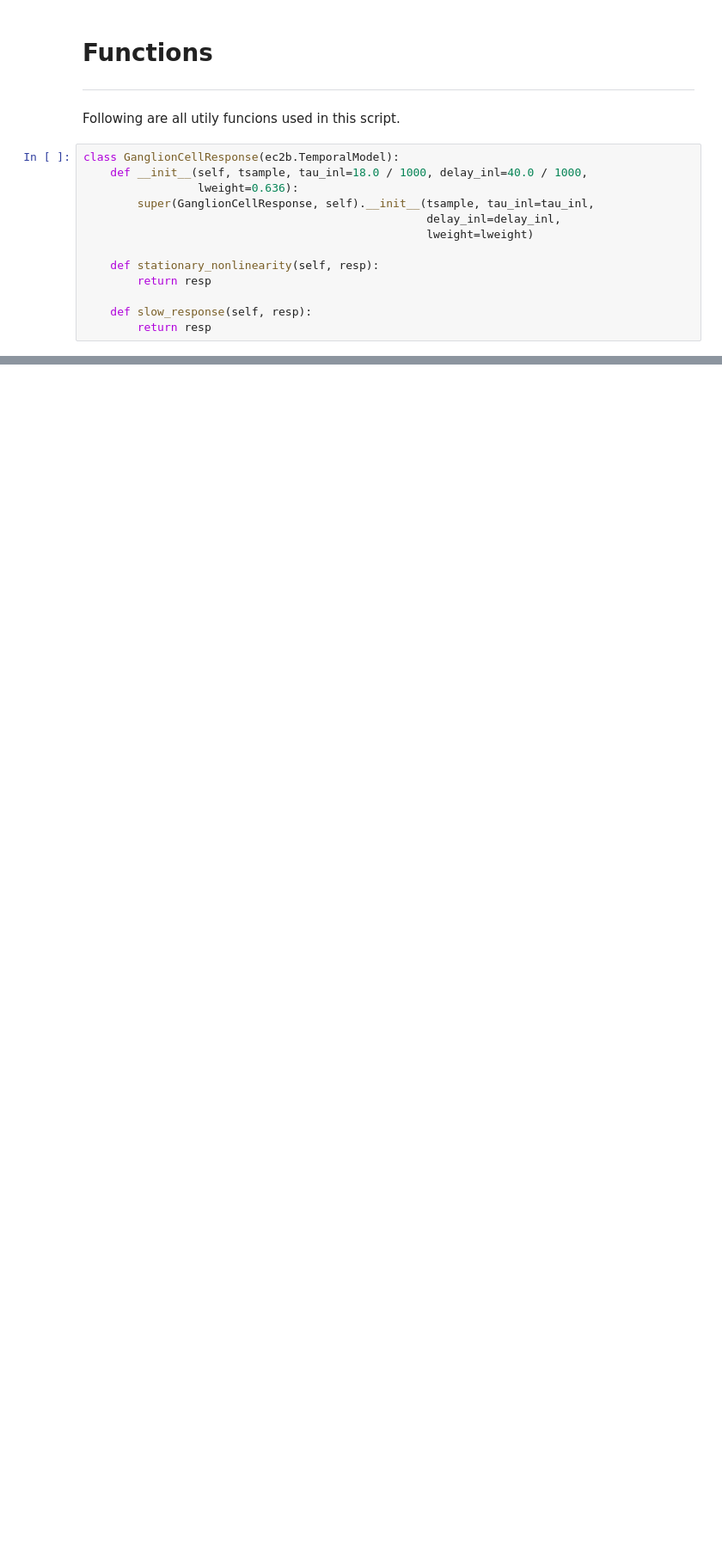
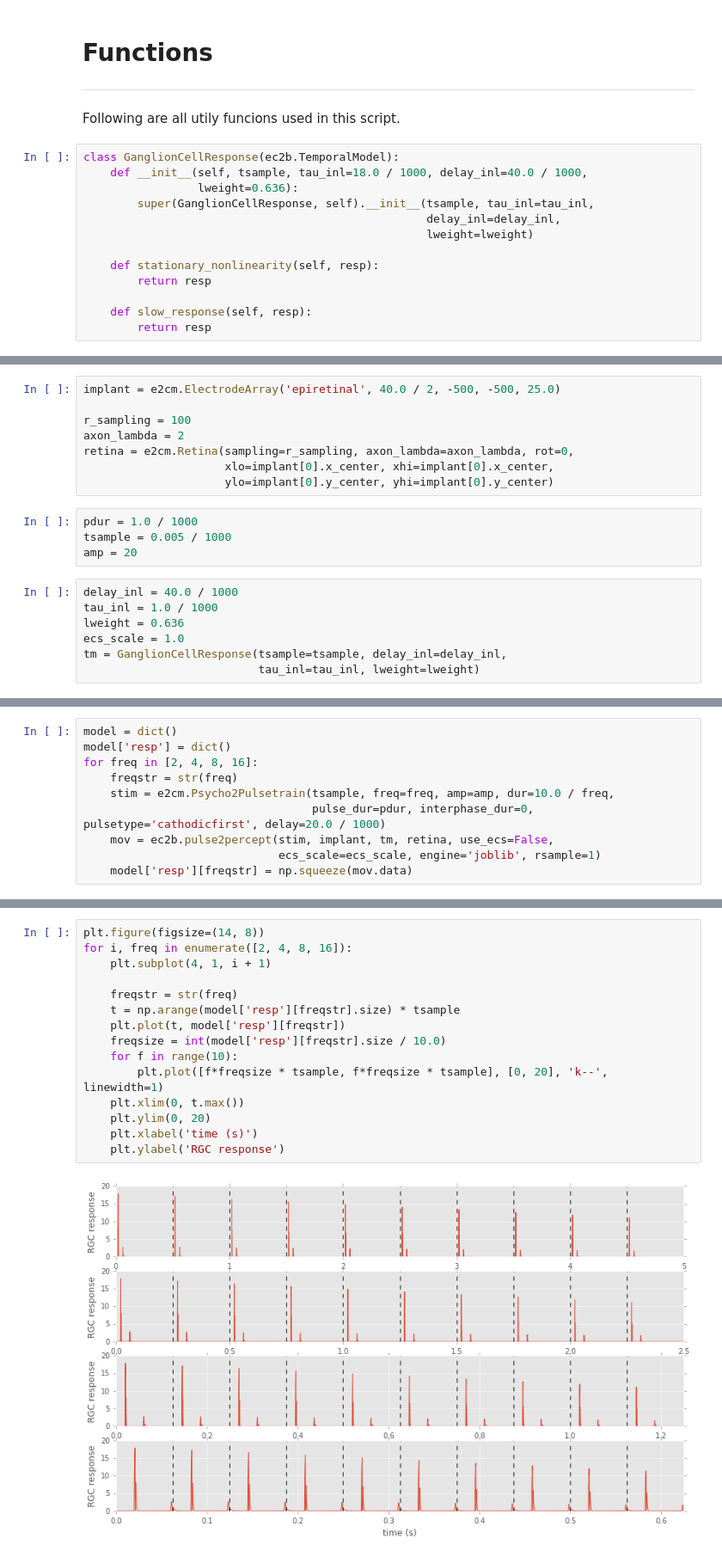
Before and after one commit to mbeyeler/pulse2percept, a Jupyter notebook: examples/notebooks/2.0-freeman2011.ipynb, the cells around one changed output, grey strips where cells are left out. Shown: that part at 86% size. Drawn from its saved outputs; the diff is of its cells as text; blank space fills up the shorter version.

```diff
--- a/examples/notebooks/2.0-freeman2011.ipynb
+++ b/examples/notebooks/2.0-freeman2011.ipynb
@@ -294,0 +67,19 @@ for ptype in ['cathodic', 'anodic']:
+# %%
+implant = e2cm.ElectrodeArray('epiretinal', 40.0 / 2, -500, -500, 25.0)
+
+r_sampling = 100
+axon_lambda = 2
+retina = e2cm.Retina(sampling=r_sampling, axon_lambda=axon_lambda, rot=0,
+                     xlo=implant[0].x_center, xhi=implant[0].x_center,
+                     ylo=implant[0].y_center, yhi=implant[0].y_center)
+# %%
+pdur = 1.0 / 1000
+tsample = 0.005 / 1000
+amp = 20
+# %%
+delay_inl = 40.0 / 1000
+tau_inl = 1.0 / 1000
+lweight = 0.636
+ecs_scale = 1.0
+tm = GanglionCellResponse(tsample=tsample, delay_inl=delay_inl,
+                          tau_inl=tau_inl, lweight=lweight)
@@ -294,0 +90,10 @@ for ptype in ['cathodic', 'anodic']:
+# %%
+model = dict()
+model['resp'] = dict()
+for freq in [2, 4, 8, 16]:
+    freqstr = str(freq)
+    stim = e2cm.Psycho2Pulsetrain(tsample, freq=freq, amp=amp, dur=10.0 / freq,
+                                  pulse_dur=pdur, interphase_dur=0, pulsetype='cathodicfirst', delay=20.0 / 1000)
+    mov = ec2b.pulse2percept(stim, implant, tm, retina, use_ecs=False,
+                             ecs_scale=ecs_scale, engine='joblib', rsample=1)
+    model['resp'][freqstr] = np.squeeze(mov.data)
@@ -294,0 +105,17 @@ for ptype in ['cathodic', 'anodic']:
+# %%
+plt.figure(figsize=(14, 8))
+for i, freq in enumerate([2, 4, 8, 16]):
+    plt.subplot(4, 1, i + 1)
+
+    freqstr = str(freq)
+    t = np.arange(model['resp'][freqstr].size) * tsample
+    plt.plot(t, model['resp'][freqstr])
+    freqsize = int(model['resp'][freqstr].size / 10.0)
+    for f in range(10):
+        plt.plot([f*freqsize * tsample, f*freqsize * tsample], [0, 20], 'k--', linewidth=1)
+    plt.xlim(0, t.max())
+    plt.ylim(0, 20)
+    plt.xlabel('time (s)')
+    plt.ylabel('RGC response')
+# %% [output]
+[figure, added]
```
Also changed, not shown: parts of 16 cells of this notebook.
